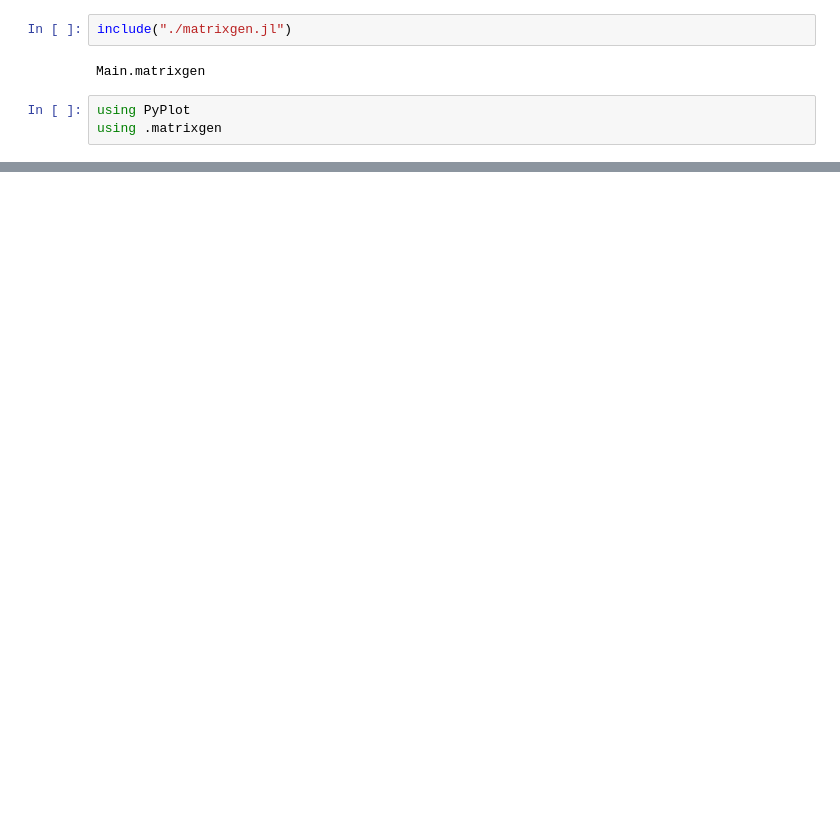
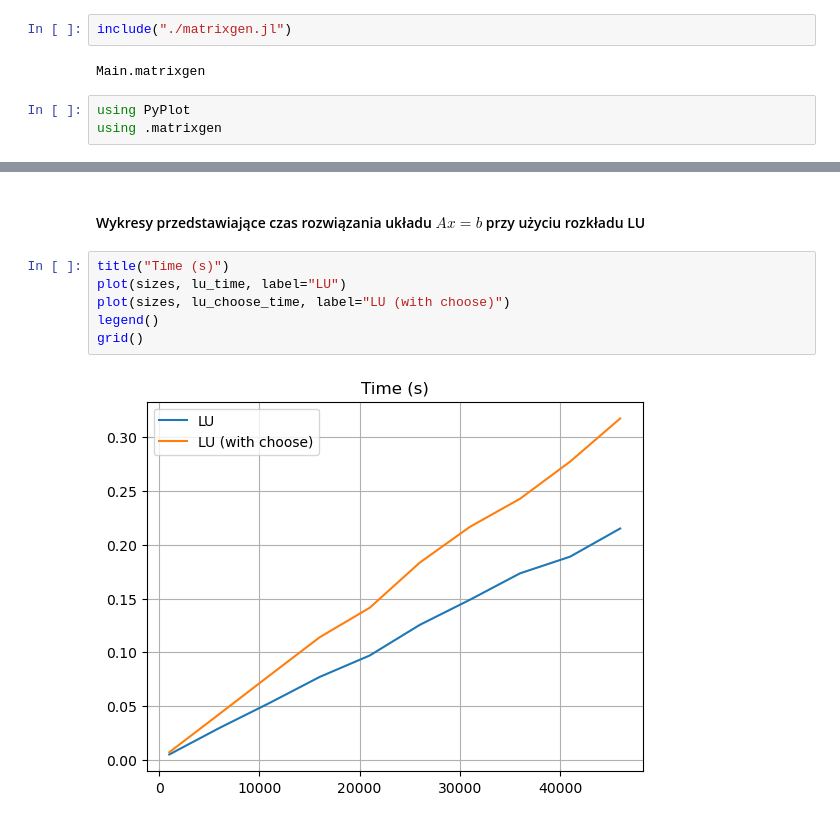
Before and after one commit to michalilski/ScientificCalculations, a Jupyter notebook: L5/Lista5.ipynb, the cells around one changed output, grey strips where cells are left out. Saved outputs shown, nothing was run; the diff lists cells and outputs as text; blank space fills up the shorter version.

```diff
--- a/L5/Lista5.ipynb
+++ b/L5/Lista5.ipynb
@@ -555,0 +589,10 @@ end
+# %% [markdown]
+#### Wykresy przedstawiające czas rozwiązania układu $Ax=b$ przy użyciu rozkładu LU
+# %%
+title("Time (s)")
+plot(sizes, lu_time, label="LU")
+plot(sizes, lu_choose_time, label="LU (with choose)")
+legend()
+grid()
+# %% [output]
+[figure, added]
```
Also changed, not shown: parts of 32 cells of this notebook.
